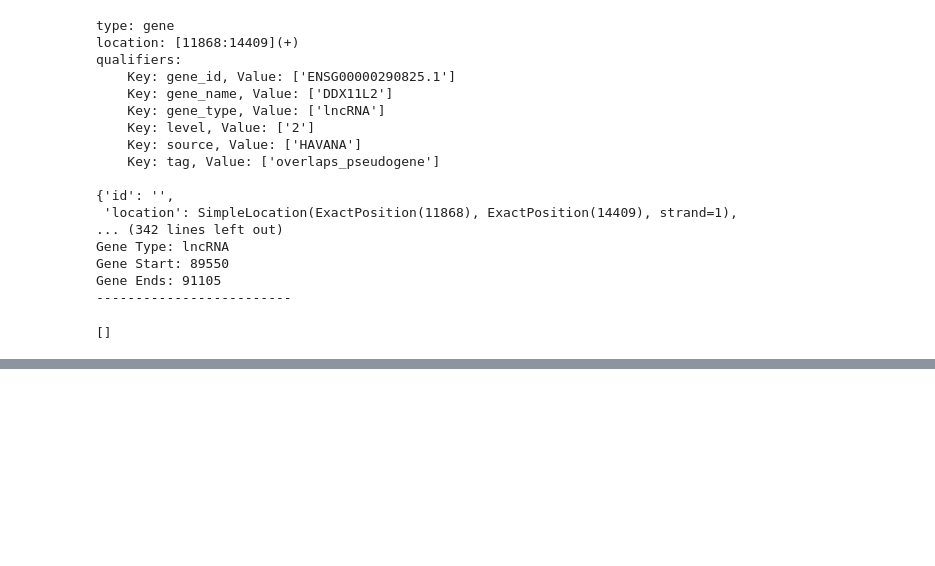
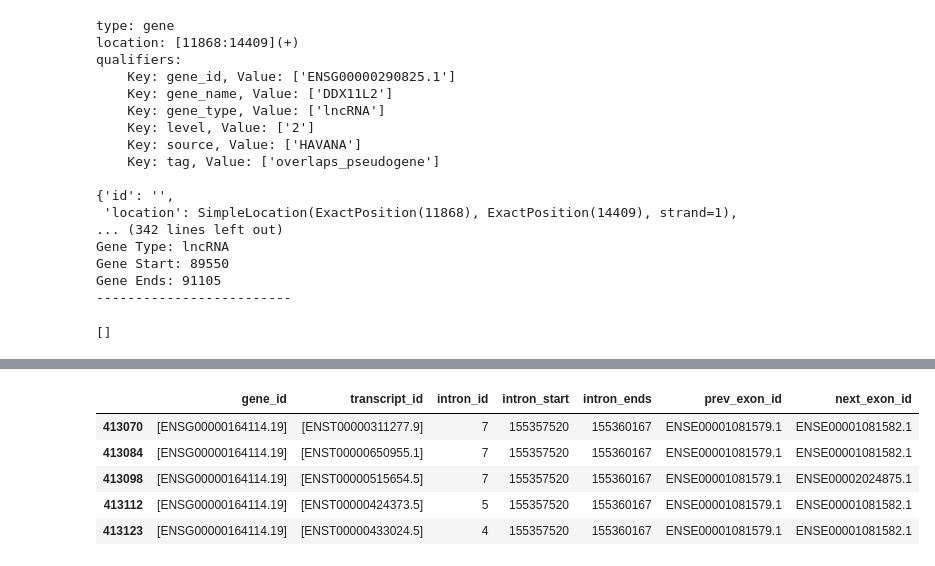
Before and after one commit to EnsemblGSOC/IntronOrNot, a Jupyter notebook: extract_data.ipynb, the cells around one changed output, grey strips where cells are left out. Saved outputs shown, nothing was run; the diff lists cells and outputs as text; code cells hidden in the pictures; blank space fills up the shorter version.

```diff
--- a/extract_data.ipynb
+++ b/extract_data.ipynb
@@ -148,0 +227,9 @@ Gene Ends: 91105
+# %%
+df_introns_1_based[df_introns_1_based.intron_start == 155357520]
+# %% [output]
+|  | gene_id | transcript_id | intron_id | intron_start | intron_ends | prev_exon_id | next_exon_id |
+| 413070 | [ENSG00000164114.19] | [ENST00000311277.9] | 7 | 155357520 | 155360167 | ENSE00001081579.1 | ENSE00001081582.1 |
+| 413084 | [ENSG00000164114.19] | [ENST00000650955.1] | 7 | 155357520 | 155360167 | ENSE00001081579.1 | ENSE00001081582.1 |
+| 413098 | [ENSG00000164114.19] | [ENST00000515654.5] | 7 | 155357520 | 155360167 | ENSE00001081579.1 | ENSE00002024875.1 |
+| 413112 | [ENSG00000164114.19] | [ENST00000424373.5] | 5 | 155357520 | 155360167 | ENSE00001081579.1 | ENSE00001081582.1 |
+| 413123 | [ENSG00000164114.19] | [ENST00000433024.5] | 4 | 155357520 | 155360167 | ENSE00001081579.1 | ENSE00001081582.1 |
```
Also changed, not shown: parts of 10 cells of this notebook, 1 other file.
